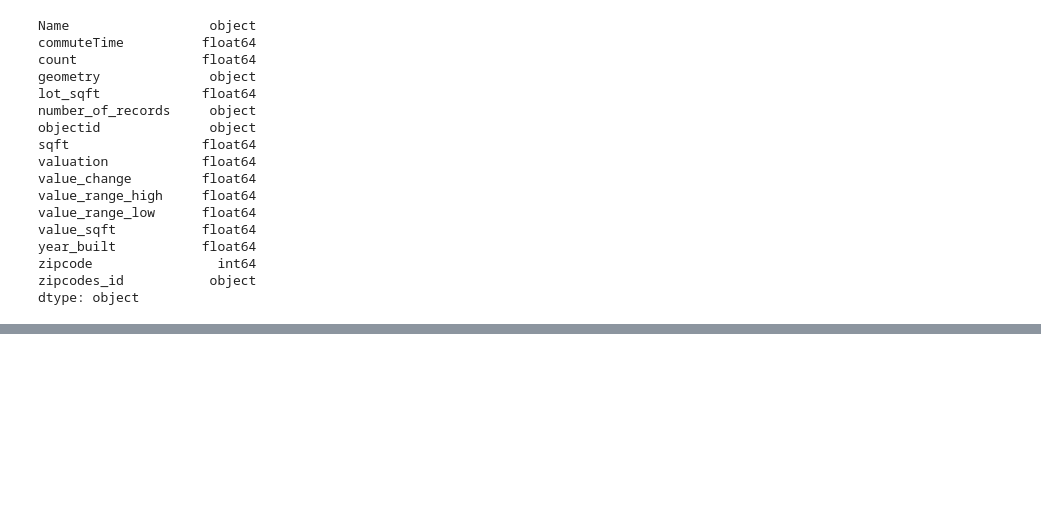
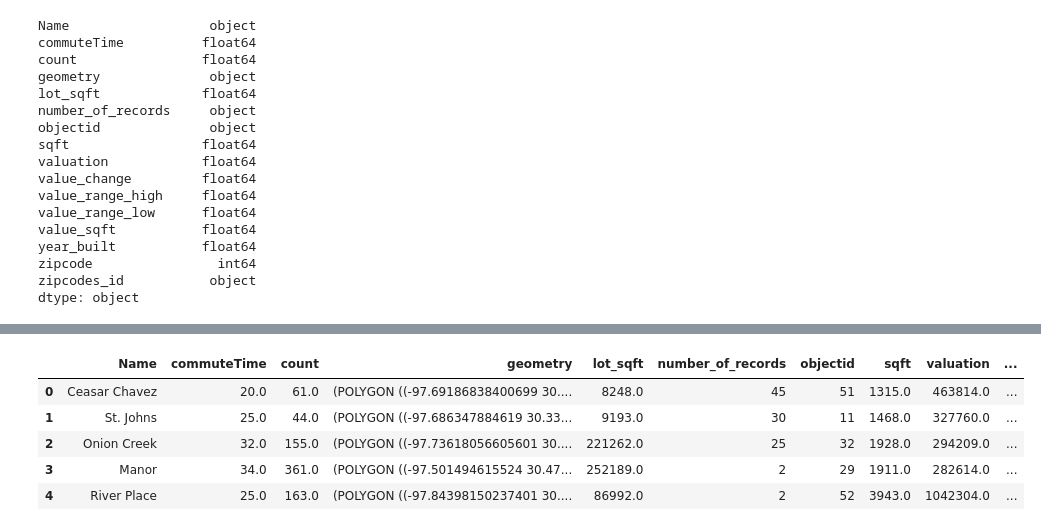
Before and after one commit to vlarie/EPIC_team5_Project2, a Jupyter notebook: jupyter notebooks/tGeoAndData.ipynb, the cells around one changed output, grey strips where cells are left out. Drawn from its saved outputs; the diff is of its cells as text; code cells hidden in the pictures; blank space fills up the shorter version.

Commit message:
school data prep notebook work is complete need to add crime data

```diff
--- a/jupyter notebooks/tGeoAndData.ipynb
+++ b/jupyter notebooks/tGeoAndData.ipynb
@@ -246,6 +246,14 @@ newDF
 | 51 | North Lamar | 25.0 | 145.0 | (POLYGON ((-97.67151491299801 30.... | 3288437.0 | 81 | 76 | 1713.0 | 267672.0 | ... |
 | 52 | Cedar Park | 27.0 | 171.0 | (POLYGON ((-97.838280724409 30.53... | 3896851.0 | 8 | 19 | 2423.0 | 335957.0 | ... |
 # %%
-newDF['Scholl_Rating'].fillna(0, inplace=True)
+newDF['School_Rating'].fillna(0, inplace=True)
+newDF.head()
+# %% [output]
+|  | Name | commuteTime | count | geometry | lot_sqft | number_of_records | objectid | sqft | valuation | ... |
+| 0 | Ceasar Chavez | 20.0 | 61.0 | (POLYGON ((-97.69186838400699 30.... | 8248.0 | 45 | 51 | 1315.0 | 463814.0 | ... |
+| 1 | St. Johns | 25.0 | 44.0 | (POLYGON ((-97.686347884619 30.33... | 9193.0 | 30 | 11 | 1468.0 | 327760.0 | ... |
+| 2 | Onion Creek | 32.0 | 155.0 | (POLYGON ((-97.73618056605601 30.... | 221262.0 | 25 | 32 | 1928.0 | 294209.0 | ... |
+| 3 | Manor | 34.0 | 361.0 | (POLYGON ((-97.501494615524 30.47... | 252189.0 | 2 | 29 | 1911.0 | 282614.0 | ... |
+| 4 | River Place | 25.0 | 163.0 | (POLYGON ((-97.84398150237401 30.... | 86992.0 | 2 | 52 | 3943.0 | 1042304.0 | ... |
 # %%
 newDF.to_file('../data/EPIC_data_noCrime.geojson', driver="GeoJSON")
```
